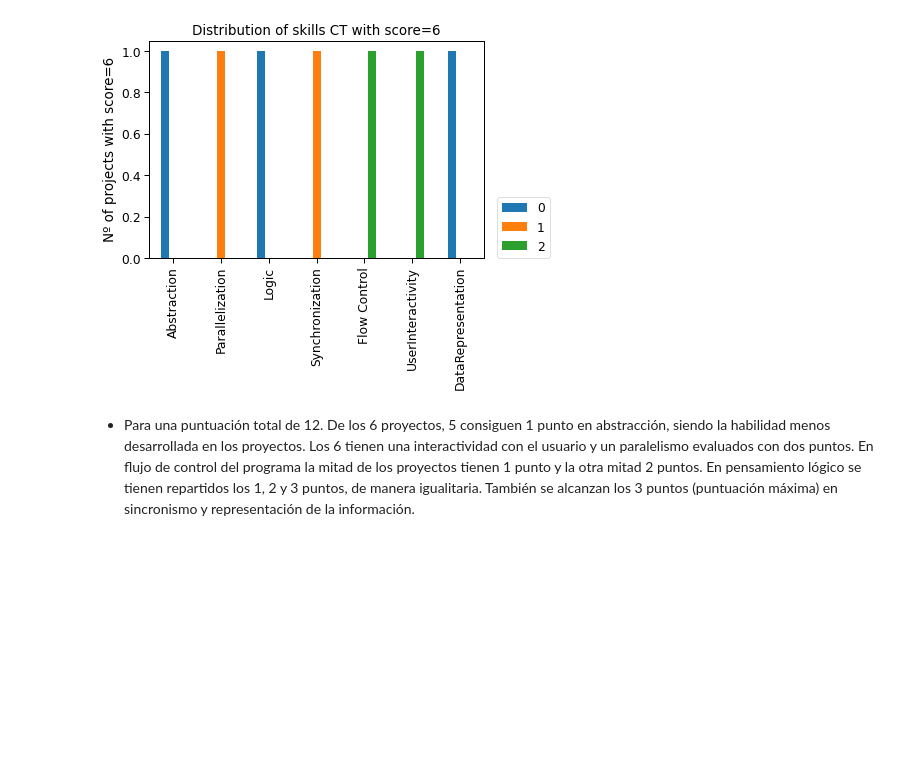
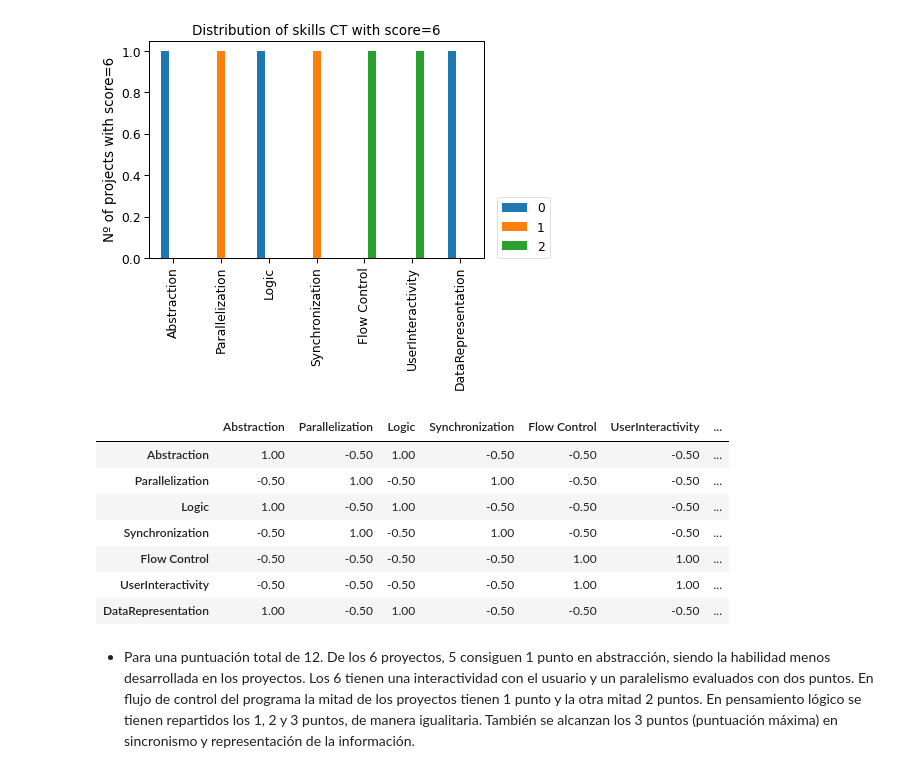
Before and after one commit to rcruiz/pruebaCT, a Jupyter notebook: Analisis.ipynb, the cells around one changed output. Cells and saved outputs as stored; diff of their text form; code cells hidden in the pictures; blank space fills up the shorter version.

```diff
--- a/Analisis.ipynb
+++ b/Analisis.ipynb
@@ -859,6 +872,17 @@ plt.ylabel("Nº of projects with score=6")
 # %% [output]
 Text(0, 0.5, 'Nº of projects with score=6')
 [figure]
+# %%
+df_freq_6.corr()
+# %% [output]
+|  | Abstraction | Parallelization | Logic | Synchronization | Flow Control | UserInteractivity | ... |
+| Abstraction | 1.00 | -0.50 | 1.00 | -0.50 | -0.50 | -0.50 | ... |
+| Parallelization | -0.50 | 1.00 | -0.50 | 1.00 | -0.50 | -0.50 | ... |
+| Logic | 1.00 | -0.50 | 1.00 | -0.50 | -0.50 | -0.50 | ... |
+| Synchronization | -0.50 | 1.00 | -0.50 | 1.00 | -0.50 | -0.50 | ... |
+| Flow Control | -0.50 | -0.50 | -0.50 | -0.50 | 1.00 | 1.00 | ... |
+| UserInteractivity | -0.50 | -0.50 | -0.50 | -0.50 | 1.00 | 1.00 | ... |
+| DataRepresentation | 1.00 | -0.50 | 1.00 | -0.50 | -0.50 | -0.50 | ... |
 # %% [markdown]
 - Para una puntuación total de 12. De los 6 proyectos, 5 consiguen 1 punto en abstracción, siendo la habilidad menos desarrollada en los proyectos. Los 6 tienen una interactividad con el usuario y un paralelismo evaluados con dos puntos. En flujo de control del programa la mitad de los proyectos tienen 1 punto y la otra mitad 2 puntos. En pensamiento lógico se tienen repartidos los 1, 2 y 3 puntos, de manera igualitaria. También se alcanzan los 3 puntos (puntuación máxima) en sincronismo y representación de la información.
 # %%
```
Also changed, not shown: parts of 8 cells of this notebook.
